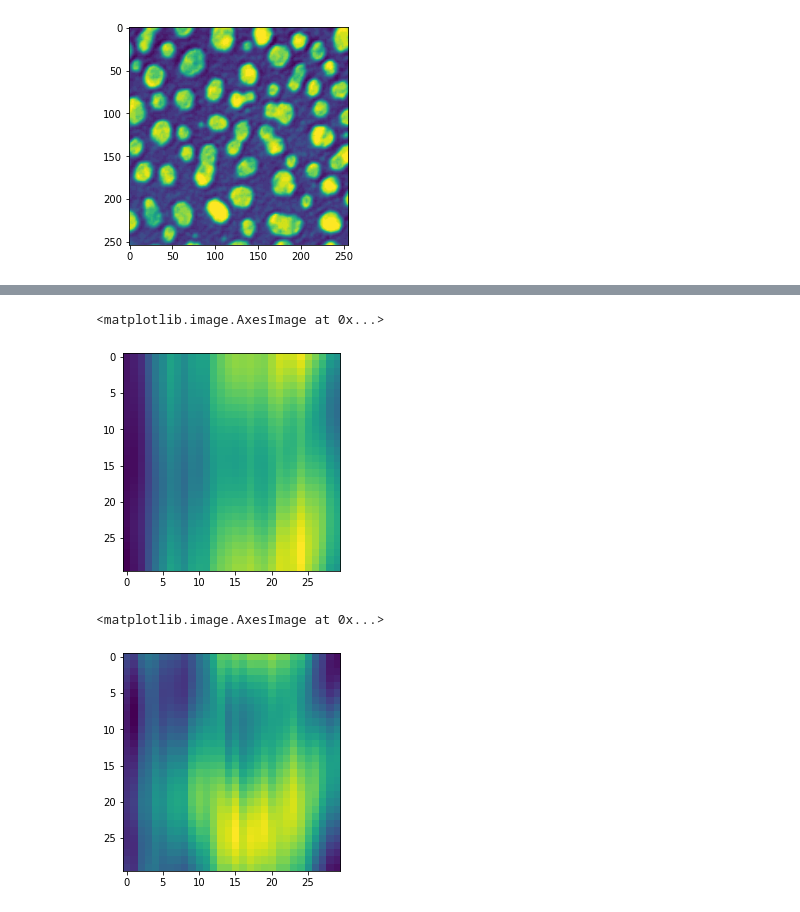
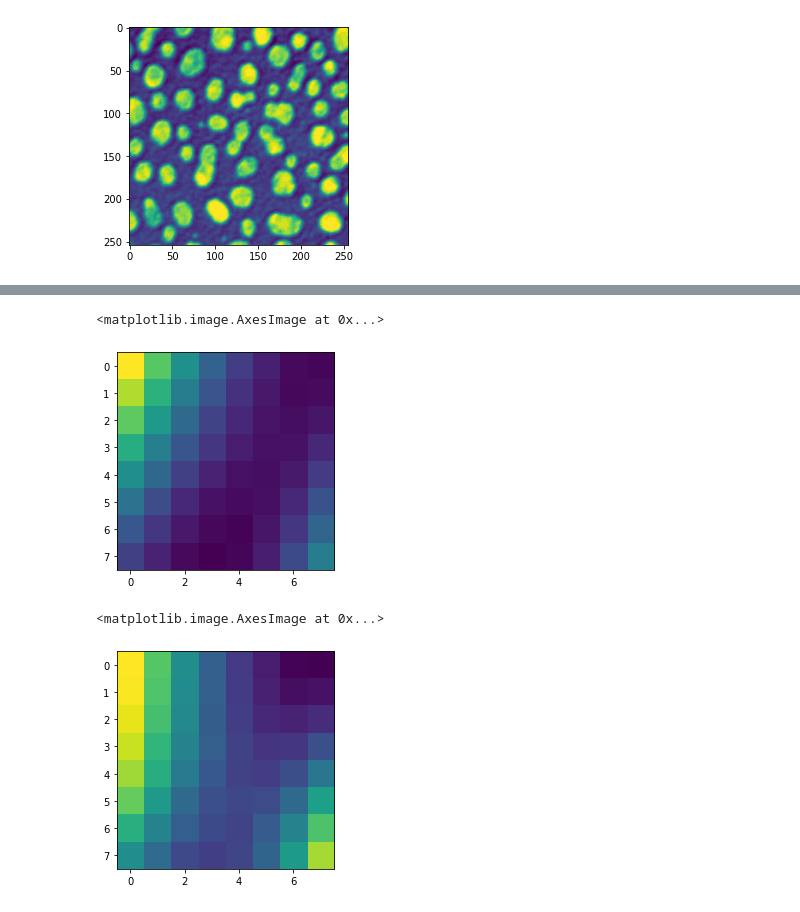
Before and after one commit to BadPrograms/Sanger-s-Optimized, a Jupyter notebook: Sanger's_rule(General_Hebbian_Algorithm).ipynb, the cells around one changed output, grey strips where cells are left out. Drawn from its saved outputs; the diff is of its cells as text; code cells hidden in the pictures.

```diff
--- a/Sanger's_rule(General_Hebbian_Algorithm).ipynb
+++ b/Sanger's_rule(General_Hebbian_Algorithm).ipynb
@@ -100,5 +110,10 @@ def flatten_img(im,times=200):
 # %%
 a=sub_images(imarray)
+#print(a.shape)
 a=np.array(flatten_img(a))
+#print(a.shape)
+a=a.T
+a= scaler.fit_transform(a)
+#a=a.T
 print(a.shape)
 # %% [output]
@@ -118,22 +148,21 @@ print(wei.shape)
 #coefficients algorithm
 #to flattened filtro ka9e grammh
 #oso pane oi grammes meiwnetai h shmantikothta
-
-def coef(ar,pca,weights):
-  v=np.zeros((30,30,pca))
-  #print(v[:,0])
-  weights=weights.T
-  for number in range(0,8):
-    for i in range(30):
-      for j in range(30):
+#plt.imshow(a)
+@njit
+def coef(ar,pca,weights,startingi=150,startingj=100):
+  v=np.zeros((8,8,pca))
+  for number in range(0,pca):
+    for i in range(8):
+      for j in range(8):
         for q in range(8):
           for p in range(8):
-            v[i,j,number]+=weights[p+30*q,number]*ar[i+p,j+q]
+            v[i,j,number]+=weights[number,p+8*q]*ar[p+i+startingi,q+j+startingj]
           #number+=1
   return v
 print(len(a))
-coefs=coef(a,8,wei)[:,:]
+coefs=coef(imarray,8,wei,26,49)
 #coefs
-plt.imshow(coefs[:,:,1])
-print(coefs)
+plt.imshow(coefs[:,:,4])
+#print(coefs)
 # %% [output]
@@ -142,24 +172,25 @@ IndexError: ignored
 # %%
-def recon_im(weights,pca,coefs,number=0):
+
+def recon_im(weights,coefs,number=0):
   weights=weights.T
-  rec_im=np.zeros((30,30))
-  for i in range(30):
-    for j in range(30):
-      for p in range(30):
-        for q in range(30):
-          rec_im[i,j]+=weights[p+30*q,number]*coefs[i,j,number]
+  rec_im=np.zeros((8,8))
+  for i in range(8):
+    for j in range(8):
+      for p in range(8):
+        for q in range(8):
+          rec_im[i,j]+=weights[p+8*q,number]*coefs[i,j,number]
   return rec_im
 # %%
-plt.imshow(recon_im(wei,8,coefs,1))
+plt.imshow(recon_im(wei,coefs))
 # %% [output]
 <matplotlib.image.AxesImage at 0x...>
-[figure, old version]
+[figure, new version]
 # %%
-a=np.zeros((30,30))
+a=np.zeros((8,8))
 for _ in range(8):
-  a+=recon_im(wei,8,coefs,_)
-  plt.imshow(a)
-plt.imshow(a-recon_im(wei,8,coefs,0))
+  a+=normalize(recon_im(wei,coefs,_))
+
+plt.imshow(a)
 # %% [output]
 <matplotlib.image.AxesImage at 0x...>
-[figure, old version]
+[figure, new version]
```
Also changed, not shown: parts of 17 cells of this notebook.
